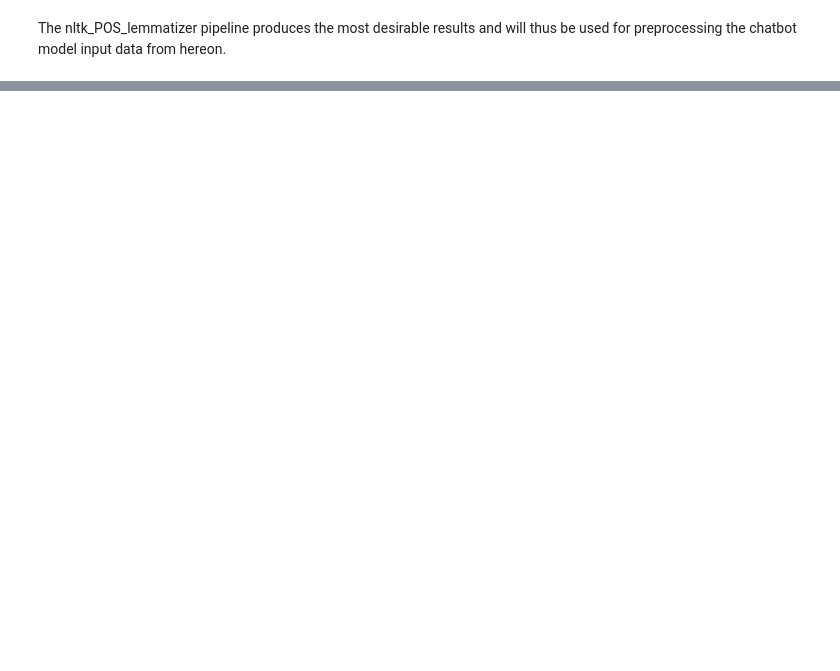
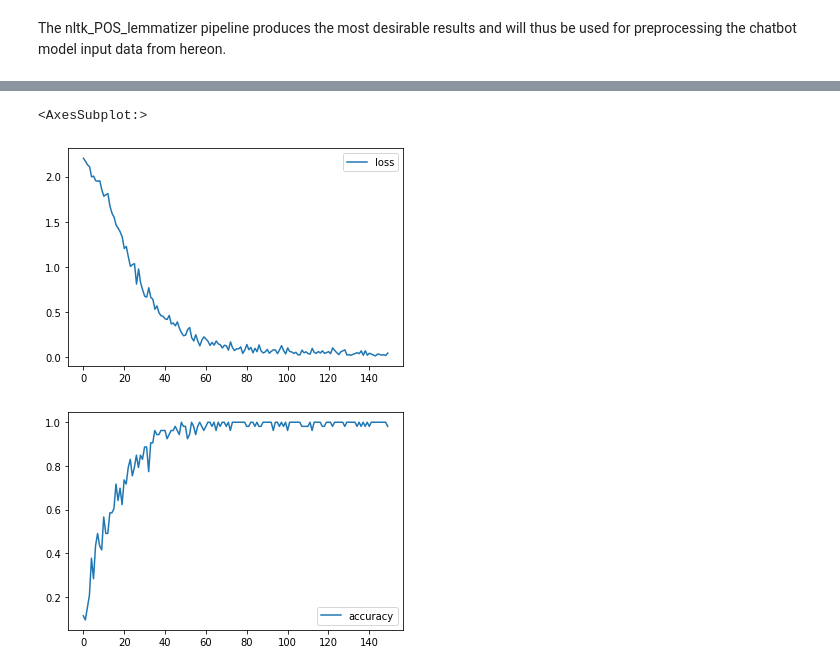
Before and after one commit to Iliaromanov/Resume-Chatbot-Model, a Jupyter notebook: main.ipynb, the cells around one changed output, grey strips where cells are left out. Cells and saved outputs as stored; diff of their text form; code cells hidden in the pictures; blank space fills up the shorter version.

```diff
--- a/main.ipynb
+++ b/main.ipynb
@@ -113,0 +179,10 @@ print(train_y[0])
+# %%
+# Plotting history (not too useful since there is no validation data)
+# Adam optimizer, No early_stopping (May be overfitting)
+history_df = pd.DataFrame(history.history)
+history_df.loc[:, ['loss']].plot()
+history_df.loc[:, ['accuracy']].plot()
+# %% [output]
+<AxesSubplot:>
+[figure, added]
+[figure, added]
```
Also changed, not shown: parts of 11 cells of this notebook.
